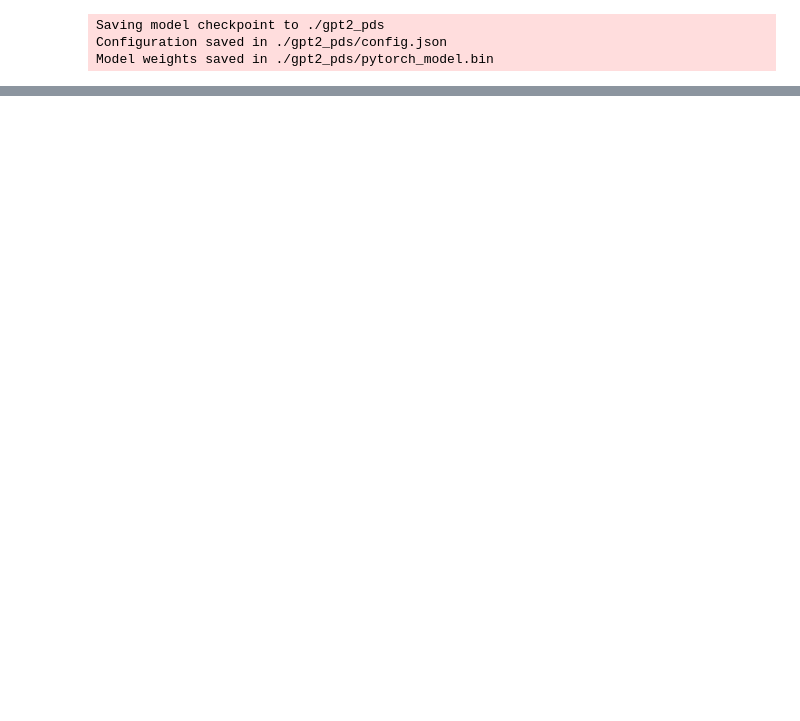
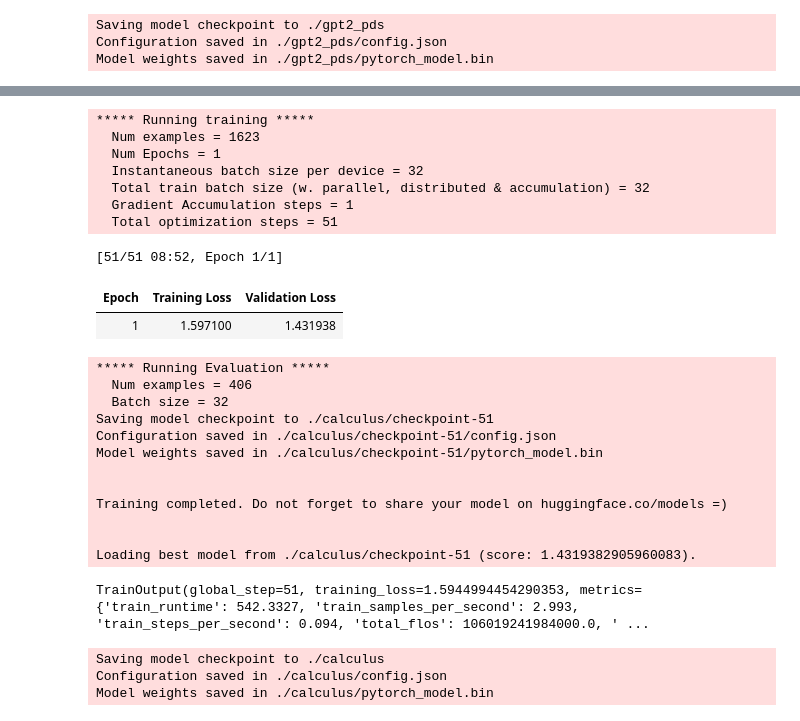
Before and after one commit to sinanuozdemir/oreilly-gpt-hands-on-nlg, a Jupyter notebook: notebooks/Ingesting_New_Corpus.ipynb, the cells around one changed output, grey strips where cells are left out. Saved outputs shown, nothing was run; the diff lists cells and outputs as text; code cells hidden in the pictures; blank space fills up the shorter version.

```diff
--- a/notebooks/Ingesting_New_Corpus.ipynb
+++ b/notebooks/Ingesting_New_Corpus.ipynb
@@ -246,0 +432,35 @@ and
+# %%
+# Calculus Made Easy by Silvanus P. Thompson - https://gutenberg.org/ebooks/33283
+
+calculus_data = TextDataset(
+    tokenizer=tokenizer,
+    file_path='../data/calculus made easy.txt',
+    block_size=128
+)
+
+data_collator = DataCollatorForLanguageModeling(
+    tokenizer=tokenizer, mlm=False,  # MLM is Masked Language Modelling
+)
+
+latex_gpt2 = GPT2LMHeadModel.from_pretrained('gpt2')
+
+training_args = TrainingArguments(
+    output_dir="./calculus",
+    overwrite_output_dir=True, # overwrite the content of the output directory
+    num_train_epochs=1, # number of training epochs
+    per_device_train_batch_size=32, # batch size for training
+    per_device_eval_batch_size=32,  # batch size for evaluation
+    load_best_model_at_end=True,
+    logging_steps=50,
+    eval_steps=50,
+    evaluation_strategy='epoch',
+    save_strategy='epoch'
+)
+
+trainer = Trainer(
+    model=latex_gpt2,
+    args=training_args,
+    data_collator=data_collator,
+    train_dataset=calculus_data.examples[:int(len(calculus_data.examples)*.8)],
+    eval_dataset=calculus_data.examples[int(len(calculus_data.examples)*.8):]
+)
@@ -246,0 +496,32 @@ and
+# %%
+trainer.train()
+# %% [output]
+***** Running training *****
+  Num examples = 1623
+  Num Epochs = 1
+  Instantaneous batch size per device = 32
+  Total train batch size (w. parallel, distributed & accumulation) = 32
+  Gradient Accumulation steps = 1
+  Total optimization steps = 51
+[51/51 08:52, Epoch 1/1]
+| Epoch | Training Loss | Validation Loss |
+| 1 | 1.597100 | 1.431938 |
+***** Running Evaluation *****
+  Num examples = 406
+  Batch size = 32
+Saving model checkpoint to ./calculus/checkpoint-51
+Configuration saved in ./calculus/checkpoint-51/config.json
+Model weights saved in ./calculus/checkpoint-51/pytorch_model.bin
+
+
+Training completed. Do not forget to share your model on huggingface.co/models =)
+
+
+Loading best model from ./calculus/checkpoint-51 (score: 1.4319382905960083).
+TrainOutput(global_step=51, training_loss=1.5944994454290353, metrics={'train_runtime': 542.3327, 'train_samples_per_second': 2.993, 'train_steps_per_second': 0.094, 'total_flos': 106019241984000.0, ' ...
+# %%
+trainer.save_model()
+# %% [output]
+Saving model checkpoint to ./calculus
+Configuration saved in ./calculus/config.json
+Model weights saved in ./calculus/pytorch_model.bin
```
Also changed, not shown: parts of 58 cells of this notebook, 10 other files.
